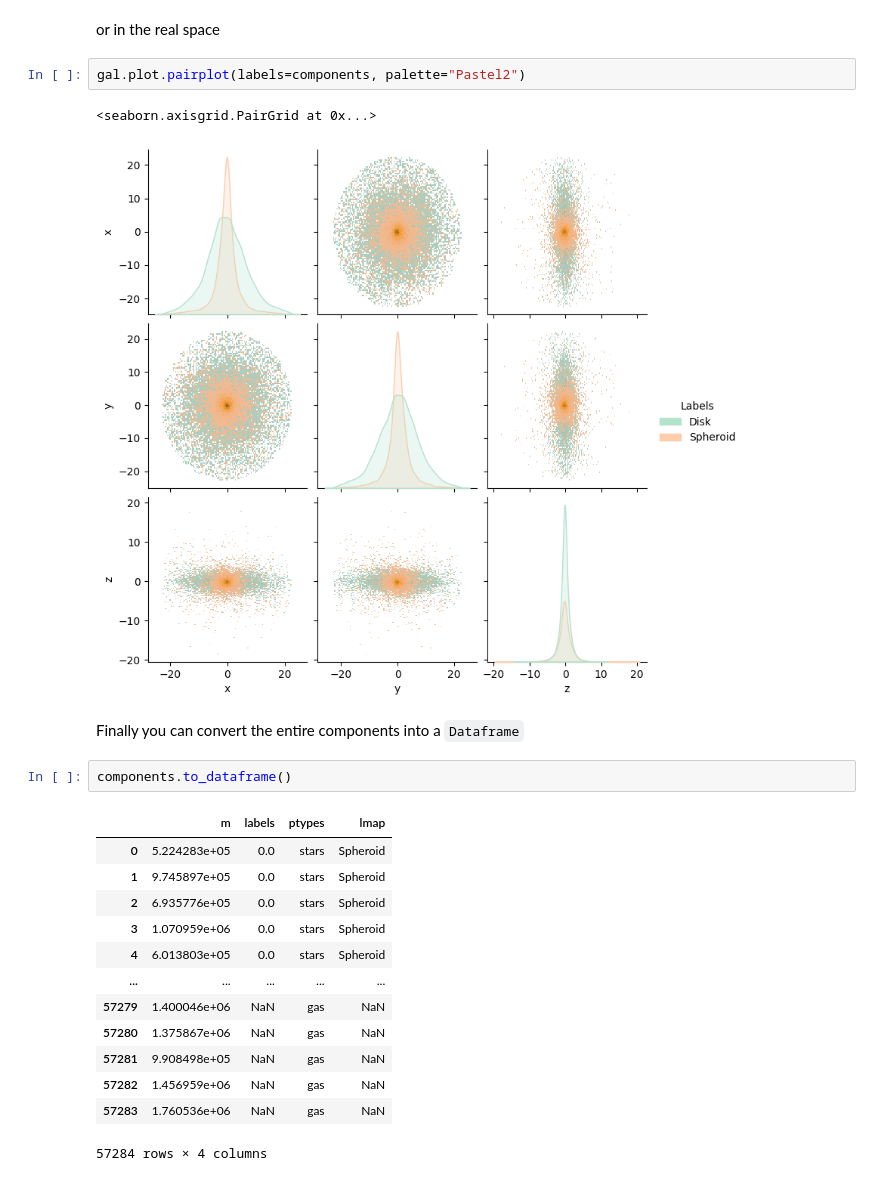
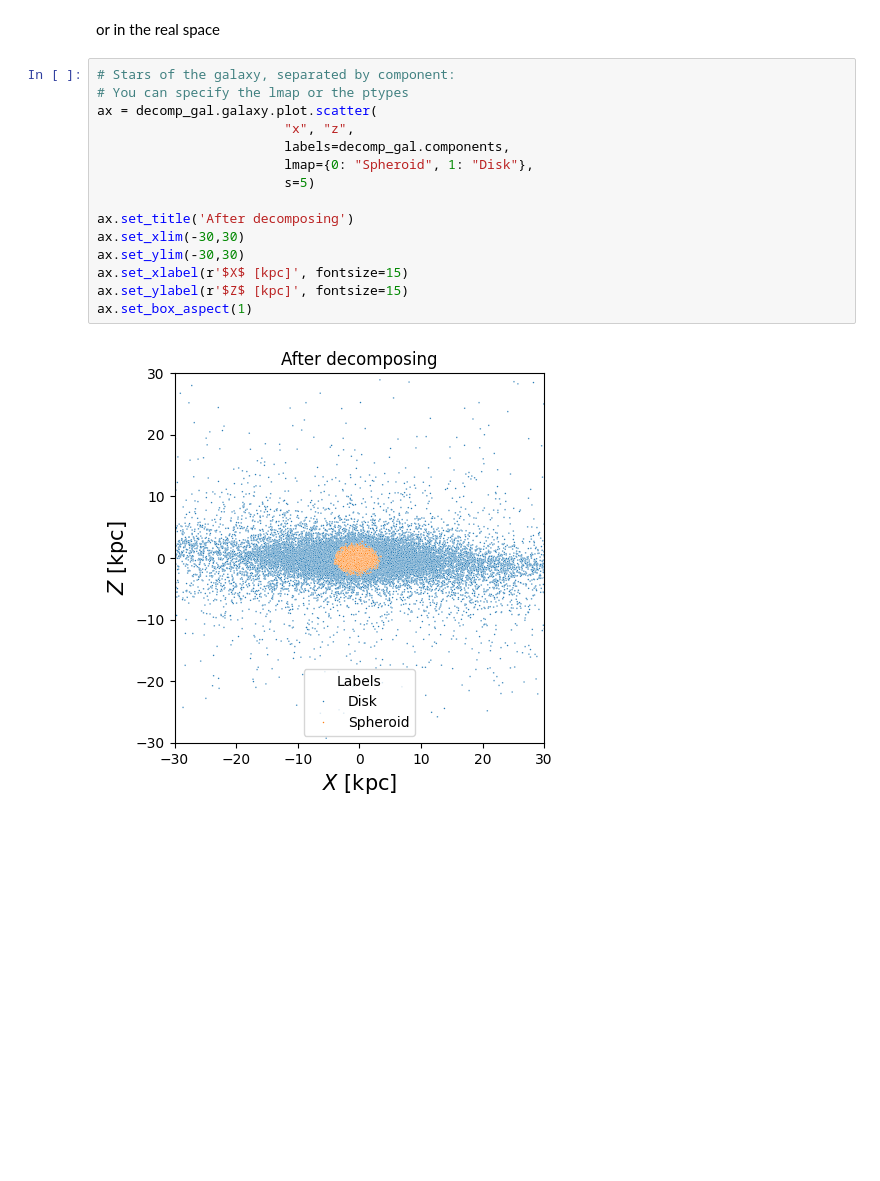
Before and after one commit to BrunoCeliz/galaxy-chop, a Jupyter notebook: docs/source/tutorials/quickstart.ipynb, the cells around one changed output. Cells and saved outputs as stored; diff of their text form; blank space fills up the shorter version.

```diff
--- a/docs/source/tutorials/quickstart.ipynb
+++ b/docs/source/tutorials/quickstart.ipynb
@@ -188,25 +235,19 @@ gal.plot.circ_pairplot(labels=components)
 # %% [markdown]
 or in the real space
-# %%
-gal.plot.pairplot(labels=components, palette="Pastel2")
-# %% [output]
-<seaborn.axisgrid.PairGrid at 0x...>
-[figure, removed]
-# %% [markdown]
-Finally you can convert the entire components into a `Dataframe`
-# %%
-components.to_dataframe()
-# %% [output]
-|  | m | labels | ptypes | lmap |
-| 0 | 5.224283e+05 | 0.0 | stars | Spheroid |
-| 1 | 9.745897e+05 | 0.0 | stars | Spheroid |
-| 2 | 6.935776e+05 | 0.0 | stars | Spheroid |
-| 3 | 1.070959e+06 | 0.0 | stars | Spheroid |
-| 4 | 6.013803e+05 | 0.0 | stars | Spheroid |
-| ... | ... | ... | ... | ... |
-| 57279 | 1.400046e+06 | NaN | gas | NaN |
-| 57280 | 1.375867e+06 | NaN | gas | NaN |
-| 57281 | 9.908498e+05 | NaN | gas | NaN |
-| 57282 | 1.456959e+06 | NaN | gas | NaN |
-| 57283 | 1.760536e+06 | NaN | gas | NaN |
-57284 rows × 4 columns
+# %%
+# Stars of the galaxy, separated by component:
+# You can specify the lmap or the ptypes
+ax = decomp_gal.galaxy.plot.scatter(
+                        "x", "z",
+                        labels=decomp_gal.components,
+                        lmap={0: "Spheroid", 1: "Disk"},
+                        s=5)
+
+ax.set_title('After decomposing')
+ax.set_xlim(-30,30)
+ax.set_ylim(-30,30)
+ax.set_xlabel(r'$X$ [kpc]', fontsize=15)
+ax.set_ylabel(r'$Z$ [kpc]', fontsize=15)
+ax.set_box_aspect(1)
+# %% [output]
+[figure, added]
```
Also changed, not shown: parts of 24 cells of this notebook, 1 other file.
